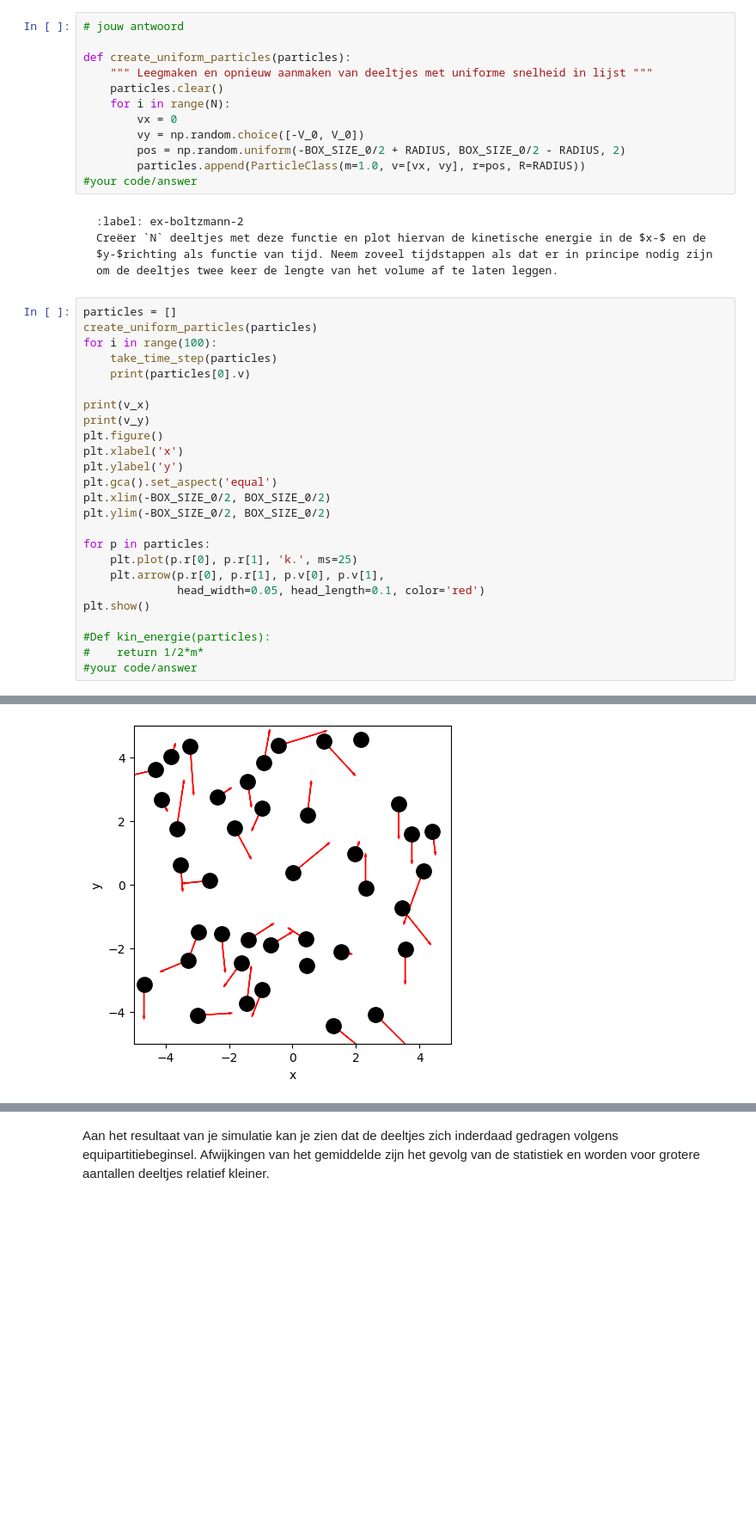
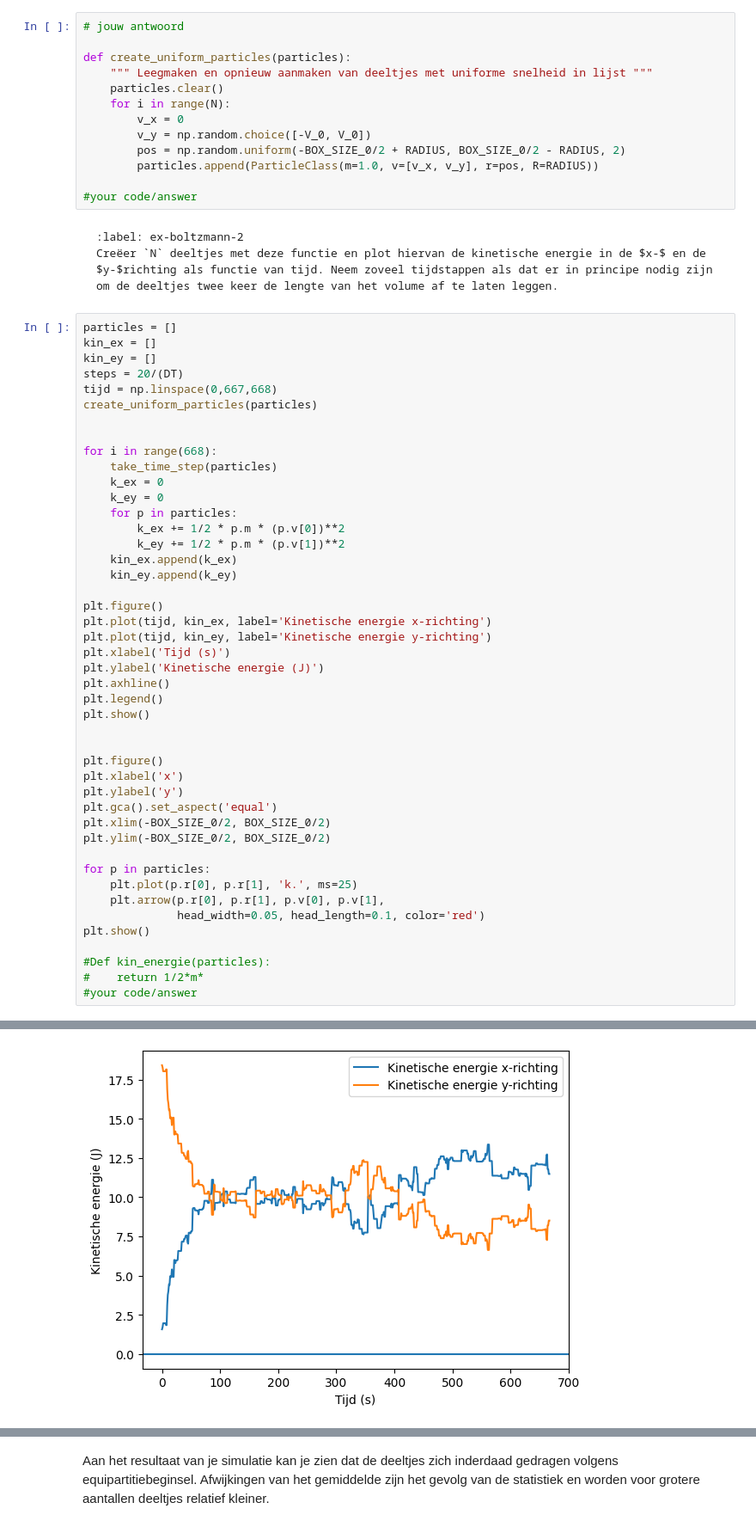
Before and after one commit to ErikvdBerkmortel/IP2-erik-en-xavi, a Jupyter notebook: Content/PySim/6_boltzmann.ipynb, the cells around one changed output, grey strips where cells are left out. Shown at 86% size. Drawn from its saved outputs; the diff is of its cells as text; blank space fills up the shorter version.

````diff
--- a/Content/PySim/6_boltzmann.ipynb
+++ b/Content/PySim/6_boltzmann.ipynb
@@ -162,10 +161,11 @@ def create_uniform_particles(particles):
     """ Leegmaken en opnieuw aanmaken van deeltjes met uniforme snelheid in lijst """
     particles.clear()
     for i in range(N):
-        vx = 0
-        vy = np.random.choice([-V_0, V_0])
+        v_x = 0
+        v_y = np.random.choice([-V_0, V_0])
         pos = np.random.uniform(-BOX_SIZE_0/2 + RADIUS, BOX_SIZE_0/2 - RADIUS, 2)
-        particles.append(ParticleClass(m=1.0, v=[vx, vy], r=pos, R=RADIUS))
+        particles.append(ParticleClass(m=1.0, v=[v_x, v_y], r=pos, R=RADIUS))
+
 #your code/answer
 # %% [markdown]
 
@@ -175,13 +175,33 @@ Creëer `N` deeltjes met deze functie en plot hiervan de kinetische energie in d
 ```
 # %%
 particles = []
+kin_ex = []
+kin_ey = []
+steps = 20/(DT)
+tijd = np.linspace(0,667,668)
 create_uniform_particles(particles)
-for i in range(100):
+
+
+for i in range(668):
     take_time_step(particles)
-    print(particles[0].v)
+    k_ex = 0
+    k_ey = 0
+    for p in particles:
+        k_ex += 1/2 * p.m * (p.v[0])**2
+        k_ey += 1/2 * p.m * (p.v[1])**2
+    kin_ex.append(k_ex)
+    kin_ey.append(k_ey)
 
-print(v_x)
-print(v_y)
+plt.figure()
+plt.plot(tijd, kin_ex, label='Kinetische energie x-richting')
+plt.plot(tijd, kin_ey, label='Kinetische energie y-richting')
+plt.xlabel('Tijd (s)')
+plt.ylabel('Kinetische energie (J)')
+plt.axhline()
+plt.legend()
+plt.show()
+
+
 plt.figure()
 plt.xlabel('x')
 plt.ylabel('y')
@@ -219 +222 @@ plt.show()
-[figure, old version]
+[figure, new version]
````
Also changed, not shown: parts of 2 cells of this notebook.
